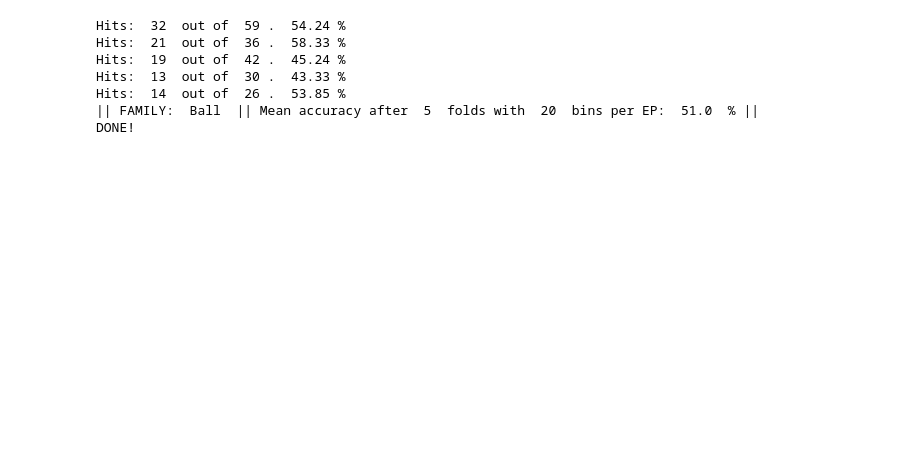
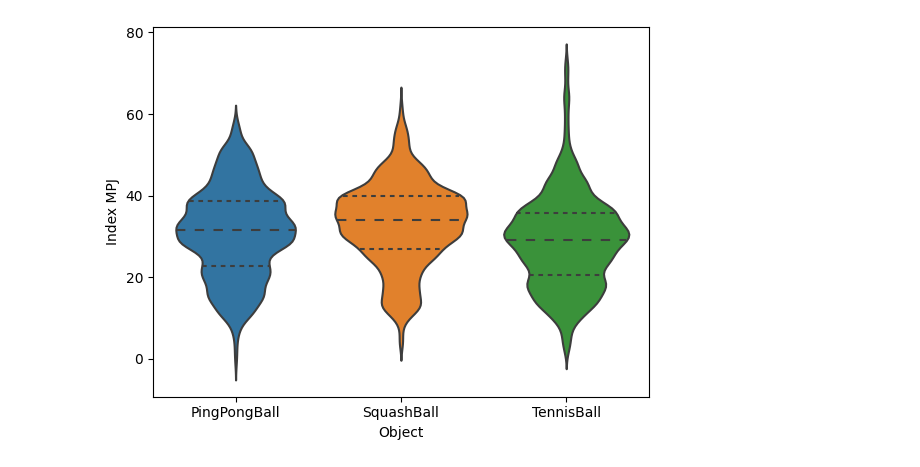
Before and after one commit to JayroMartinez/ObjectRecognition, a Jupyter notebook: PyCode/ObjectClassification_kin.ipynb, the cells around one changed output. Cells and saved outputs as stored; diff of their text form; code cells hidden in the pictures; blank space fills up the shorter version.

```diff
--- a/PyCode/ObjectClassification_kin.ipynb
+++ b/PyCode/ObjectClassification_kin.ipynb
@@ -23,7 +23,7 @@ import pingouin as pg
 # VARIABLES TO ADJUST
 # 'Mugs', 'Plates', 'Geometric', 'Cutlery', 'Ball'
 family_to_select = 'Ball'
-target = 'Middle Abd'
+target = 'Index MPJ'
 num_bins = 20
 cv = 5
 # C_par [0.2, 0.5, 1, 1.25, 1.5]
@@ -124,18 +124,20 @@ selected_ask = [spl_ask[idx] for idx in fam_idx]
 selected_syn = [spl_syn[idx] for idx in fam_idx]
 selected_nmf = [spl_nmf[idx] for idx in fam_idx]
 # %%
-# flat_kin = [item for sublist in selected_z_dat for item in sublist]
-# flat_giv = [item for sublist in selected_given for item in sublist]
+flat_kin = [item for sublist in selected_dat for item in sublist]
+flat_giv = [item for sublist in selected_given for item in sublist]
 
 # kin = stats.zscore(flat_kin, axis=0, nan_policy='omit')
-# aux_df = pd.DataFrame(kin, columns=kin_labels)
-# aux_df['Object'] = flat_giv
-# aux_df.head
+aux_df = pd.DataFrame(flat_kin, columns=kin_labels)
+aux_df['Object'] = flat_giv
+aux_df.head
 
 
-# sns.violinplot(data=aux_df, x="Object", y=target, inner="quartile")
-# # sns.set(rc={'figure.figsize':(48,27)})
-# plt.show()
+sns.violinplot(data=aux_df, x="Object", y=target, inner="quartile")
+# sns.set(rc={'figure.figsize':(48,27)})
+plt.show()
+# %% [output]
+[figure, added]
 # %%
 # DIVIDE BY EPs
 
@@ -267,18 +269,18 @@ for train, test in skf.split(final_dat, unique_given):
 
     # USING LOGISTIC REGRESSION
     # log_model = LogisticRegression(penalty='elasticnet', C=C_par, solver='saga', max_iter=25000, multi_class='multinomial', l1_ratio=l1vsl2)
-    log_model = LogisticRegression(penalty='elasticnet', C=C_par, solver='saga', max_iter=25000, multi_class='multinomial', l1_ratio=l1vsl2)
-    log_model.fit(trn_dat, trn_lab)
-    pred = log_model.predict_proba(tst_dat)
+#     log_model = LogisticRegression(penalty='elasticnet', C=C_par, solver='saga', max_iter=25000, multi_class='multinomial', l1_ratio=l1vsl2)
+#     log_model.fit(trn_dat, trn_lab)
+#     pred = log_model.predict_proba(tst_dat)
 
-    cl = log_model.classes_
-    hits = 0
-    for i in range(len(pred)):
-        if cl[np.argmax(pred[i])] == tst_lab[i]:
-            hits += 1
-    acc = round((hits/len(tst_lab))*100, 2)
-    total_acc.append(acc)
-    print("Hits: ", hits, " out of ", len(tst_lab), ". ", acc, "%")
+#     cl = log_model.classes_
+#     hits = 0
+#     for i in range(len(pred)):
+#         if cl[np.argmax(pred[i])] == tst_lab[i]:
+#             hits += 1
+#     acc = round((hits/len(tst_lab))*100, 2)
+#     total_acc.append(acc)
+#     print("Hits: ", hits, " out of ", len(tst_lab), ". ", acc, "%")
 
     # WRITE WEIGHTS INTO A FILE
     # file_name = "./PyData/" + family_to_select + "_NMF_" + nmf_syns + ".csv"
@@ -445,17 +447,9 @@ for train, test in skf.split(final_dat, unique_given):
     # total_acc.append(acc)
     # print("Hits: ", hits, " out of ", len(tst_lab), ". ", acc, "%")
 
-print("|| FAMILY: ", family_to_select, " || Mean accuracy after ", cv, " folds with ", num_bins, " bins per EP: ", round(np.mean(total_acc), 2), " % ||")
-# print("|| FAMILY: ", family_to_select,  " || Bins per EP: ", num_bins, " ||")
-print("DONE!")
+# print("|| FAMILY: ", family_to_select, " || Mean accuracy after ", cv, " folds with ", num_bins, " bins per EP: ", round(np.mean(total_acc), 2), " % ||")
+# # print("|| FAMILY: ", family_to_select,  " || Bins per EP: ", num_bins, " ||")
+# print("DONE!")
-# %% [output]
-Hits:  32  out of  59 .  54.24 %
-Hits:  21  out of  36 .  58.33 %
-Hits:  19  out of  42 .  45.24 %
-Hits:  13  out of  30 .  43.33 %
-Hits:  14  out of  26 .  53.85 %
-|| FAMILY:  Ball  || Mean accuracy after  5  folds with  20  bins per EP:  51.0  % ||
-DONE!
 # %%
 #### KINEMATICS
 # kin_labels = ["Thumb Rotate", "Thumb MPJ", "Thumb IJ", "Index MPJ", "Index PIJ", "Middle MPJ", "Middle PIJ", "Ring MPJ", "Ring PIJ", "Pinkie MPJ", "Pinkie PIJ", "Palm Arch", "Wrist Pitch", "Wrist Yaw", "Index Abd", "Pinkie Abd", "Ring Abd", "Middle Abd", "Thumb Abd"]
```
Also changed, not shown: 2 other files.
